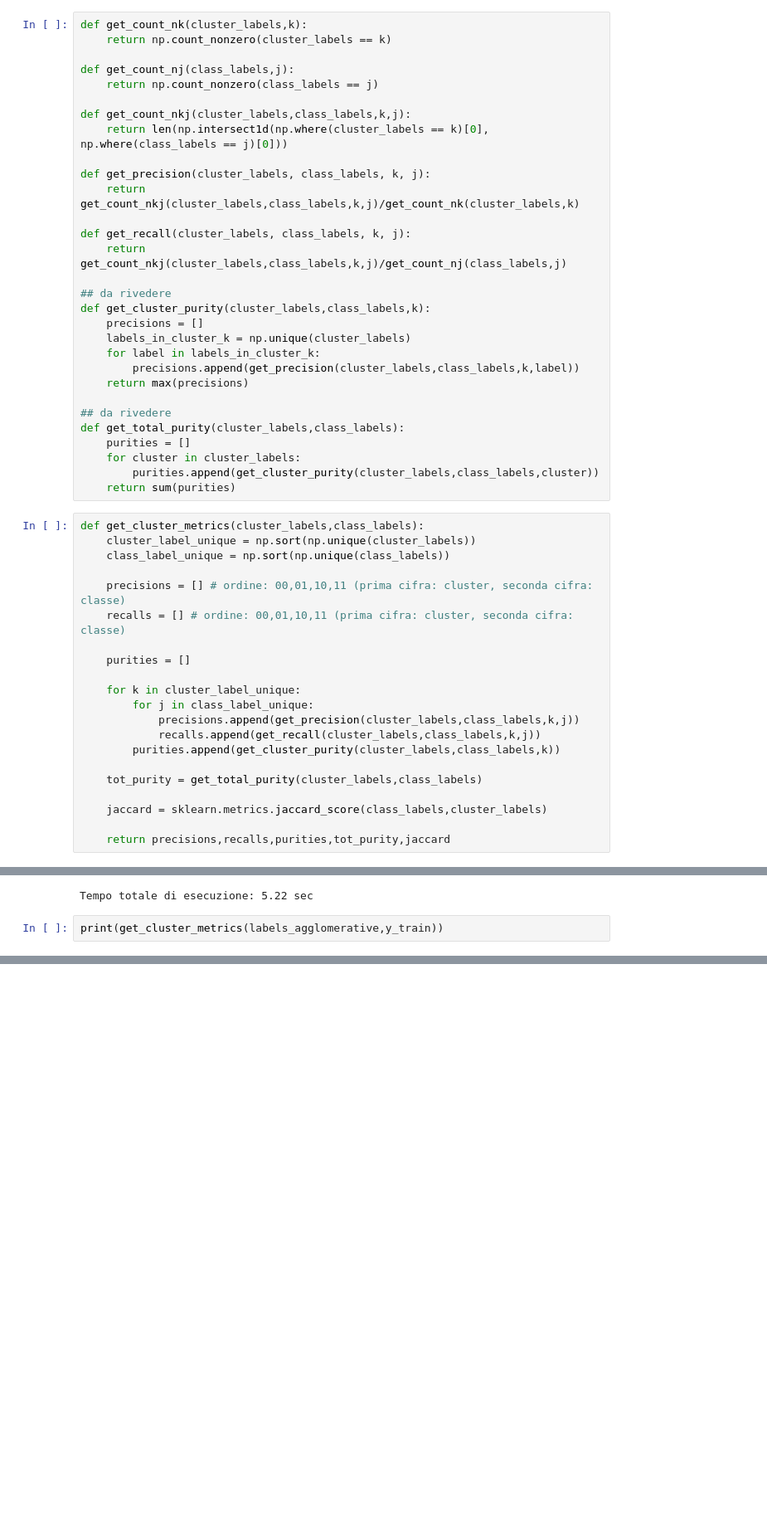
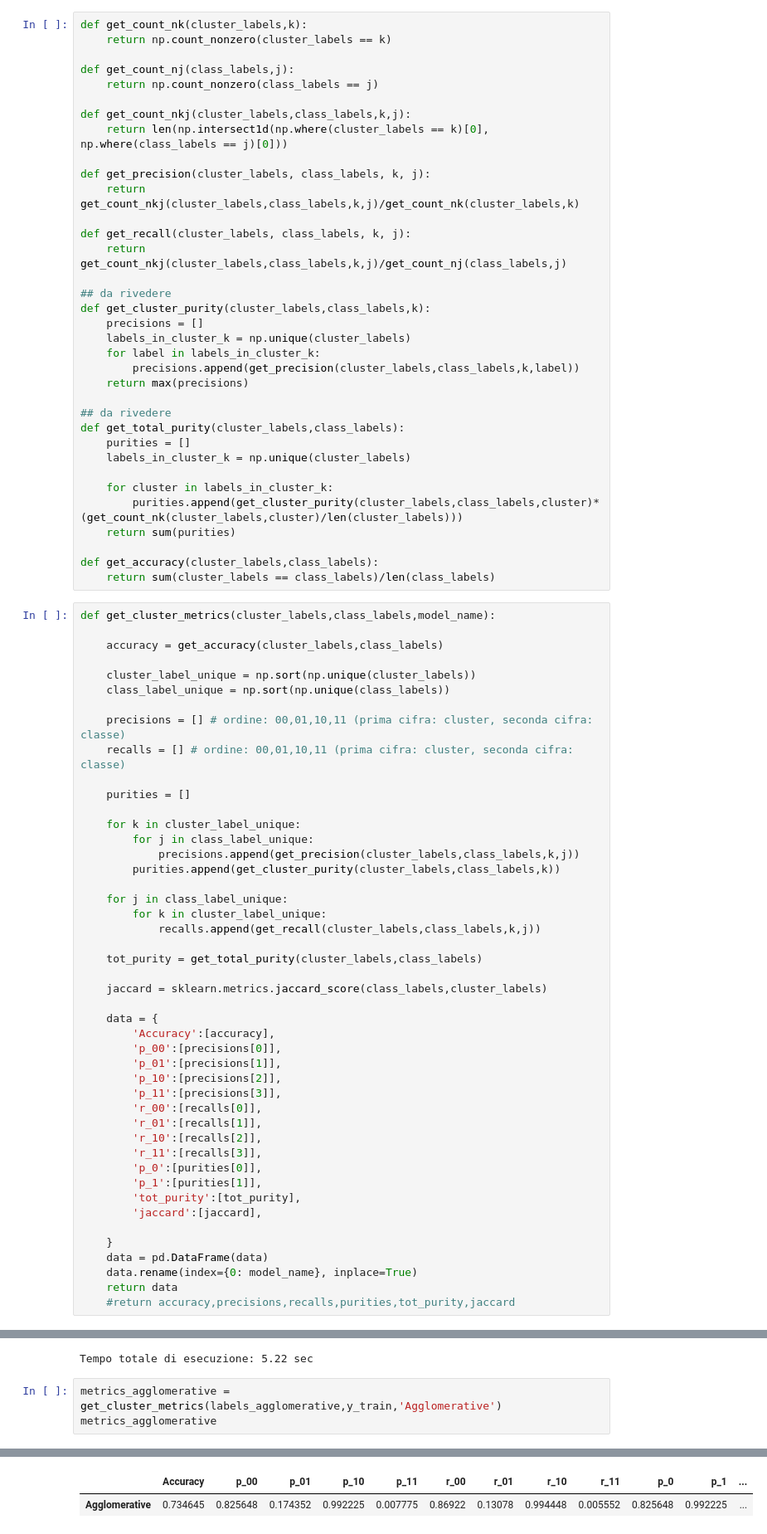
Before and after one commit to sararesta/ML-Homework, a Jupyter notebook: Clustering.ipynb, the cells around one changed output, grey strips where cells are left out. Shown at 83% size. Saved outputs shown, nothing was run; the diff lists cells and outputs as text; blank space fills up the shorter version.

```diff
--- a/Clustering.ipynb
+++ b/Clustering.ipynb
@@ -159,11 +159,19 @@ def get_cluster_purity(cluster_labels,class_labels,k):
 ## da rivedere
 def get_total_purity(cluster_labels,class_labels):
     purities = []
-    for cluster in cluster_labels:
-        purities.append(get_cluster_purity(cluster_labels,class_labels,cluster))
+    labels_in_cluster_k = np.unique(cluster_labels)
+
+    for cluster in labels_in_cluster_k:
+        purities.append(get_cluster_purity(cluster_labels,class_labels,cluster)*(get_count_nk(cluster_labels,cluster)/len(cluster_labels)))
     return sum(purities)
+
+def get_accuracy(cluster_labels,class_labels):
+    return sum(cluster_labels == class_labels)/len(class_labels)
 # %%
-def get_cluster_metrics(cluster_labels,class_labels):
+def get_cluster_metrics(cluster_labels,class_labels,model_name):
+
+    accuracy = get_accuracy(cluster_labels,class_labels)
+
     cluster_label_unique = np.sort(np.unique(cluster_labels))
     class_label_unique = np.sort(np.unique(class_labels))
 
@@ -175,14 +183,36 @@ def get_cluster_metrics(cluster_labels,class_labels):
     for k in cluster_label_unique:
         for j in class_label_unique:
             precisions.append(get_precision(cluster_labels,class_labels,k,j))
+        purities.append(get_cluster_purity(cluster_labels,class_labels,k))
+
+    for j in class_label_unique:
+        for k in cluster_label_unique:
             recalls.append(get_recall(cluster_labels,class_labels,k,j))
-        purities.append(get_cluster_purity(cluster_labels,class_labels,k))
 
     tot_purity = get_total_purity(cluster_labels,class_labels)
 
     jaccard = sklearn.metrics.jaccard_score(class_labels,cluster_labels)
 
-    return precisions,recalls,purities,tot_purity,jaccard
+    data = {
+        'Accuracy':[accuracy],
+        'p_00':[precisions[0]],
+        'p_01':[precisions[1]],
+        'p_10':[precisions[2]],
+        'p_11':[precisions[3]],
+        'r_00':[recalls[0]],
+        'r_01':[recalls[1]],
+        'r_10':[recalls[2]],
+        'r_11':[recalls[3]],
+        'p_0':[purities[0]],
+        'p_1':[purities[1]],
+        'tot_purity':[tot_purity],
+        'jaccard':[jaccard],
+
+    }
+    data = pd.DataFrame(data)
+    data.rename(index={0: model_name}, inplace=True)
+    return data
+    #return accuracy,precisions,recalls,purities,tot_purity,jaccard
 # %% [markdown]
 ## PCA
 Since our dataset has a lot of features, we perform PCA to reduce the dimension. We keep a number of components that explains the 95% of the variance. We first scale the numeric features.
@@ -244,5 +274,6 @@ labels_agglomerative = model_agglomerative.fit_predict(X_train_pca)
 # %% [output]
 Tempo totale di esecuzione: 5.22 sec
 # %%
-print(get_cluster_metrics(labels_agglomerative,y_train))
+metrics_agglomerative = get_cluster_metrics(labels_agglomerative,y_train,'Agglomerative')
+metrics_agglomerative
 # %% [output]
@@ -249,0 +280,2 @@ print(get_cluster_metrics(labels_agglomerative,y_train))
+|  | Accuracy | p_00 | p_01 | p_10 | p_11 | r_00 | r_01 | r_10 | r_11 | p_0 | p_1 | ... |
+| Agglomerative | 0.734645 | 0.825648 | 0.174352 | 0.992225 | 0.007775 | 0.86922 | 0.13078 | 0.994448 | 0.005552 | 0.825648 | 0.992225 | ... |
```
Also changed, not shown: parts of 8 cells of this notebook.
